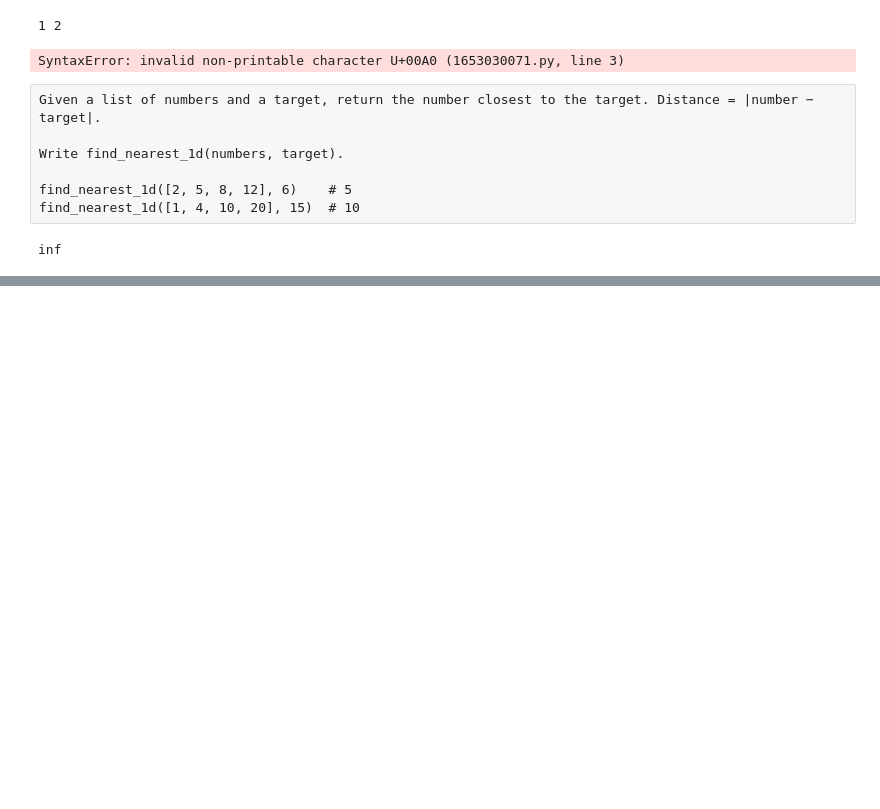
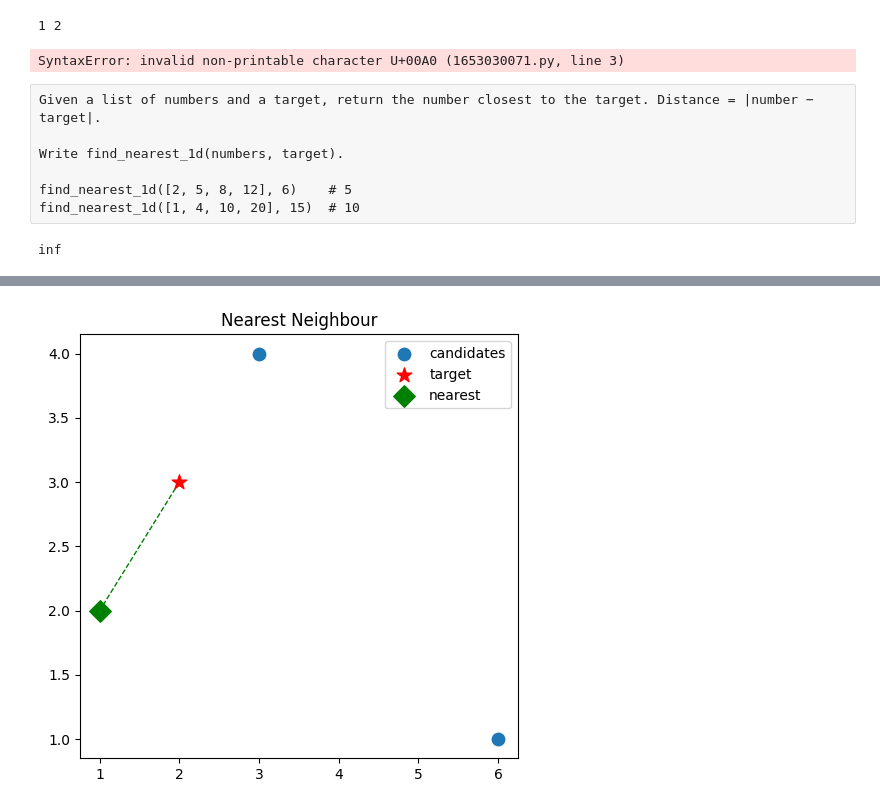
Before and after one commit to cloudxlab/jul2027_ml, a Jupyter notebook: 17_oct3.ipynb, the cells around one changed output, grey strips where cells are left out. Drawn from its saved outputs; the diff is of its cells as text; code cells hidden in the pictures; blank space fills up the shorter version.

```diff
--- a/17_oct3.ipynb
+++ b/17_oct3.ipynb
@@ -406,0 +499,12 @@ find_nearest_1d([2,5,12,8] , 6)
+# %%
+# Rudi (Oct 3, 2026, 11:46 AM)
+def find_nearest_2d(values, target):
+    nearest = values[0]
+    for val in values:
+        if sq_dist(val, target) < sq_dist(nearest, target):
+            nearest = val
+    return nearest
+
+values = [(2, 3), (5, 1), (8, 7), (12, 4)]
+target = (6, 2)
+print(find_nearest_2d(values, target))
@@ -406,0 +622,33 @@ find_nearest_1d([2,5,12,8] , 6)
+# %%
+def find_nearest_2d(values, target):
+    nearest = values[0]
+    for val in values:
+        if sq_dist(val, target) < sq_dist(nearest, target):
+            nearest = val
+    return nearest
+# %%
+import matplotlib.pyplot as plt
+def plot_nearest(target, points, nearest,
+                 title="Nearest Neighbour"):
+    xs, ys = zip(*points)
+    fig, ax = plt.subplots(figsize=(5, 5))
+    ax.scatter(xs, ys, s=80, label="candidates")
+    ax.scatter(*target, s=120, color="red",
+               marker="*", label="target", zorder=3)
+    ax.scatter(*nearest, s=120, color="green",
+               marker="D", label="nearest", zorder=3)
+    ax.plot([target[0], nearest[0]],
+            [target[1], nearest[1]],
+            color="green", linestyle="--", linewidth=1)
+    ax.legend()
+    ax.set_title(title)
+    plt.tight_layout()
+    plt.show()
+
+import math
+target = (2, 3)
+pts = [(1,2),(3,4),(6,1)]
+nn = find_nearest_2d(pts, target)
+plot_nearest(target, pts, nn)
+# %% [output]
+[figure, added]
```
Also changed, not shown: parts of 31 cells of this notebook.
